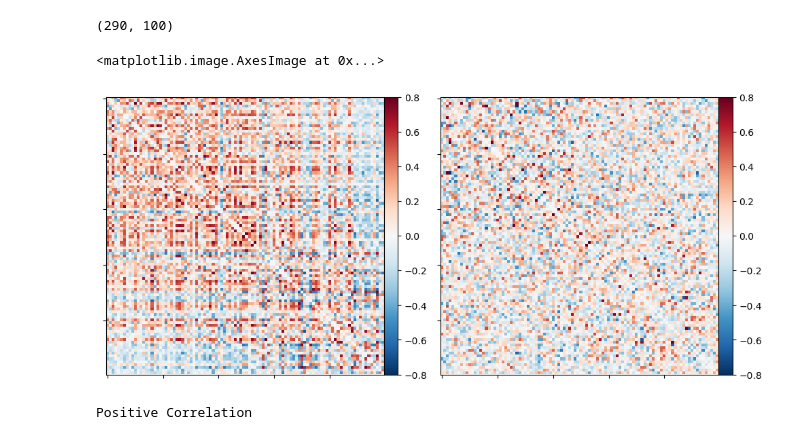
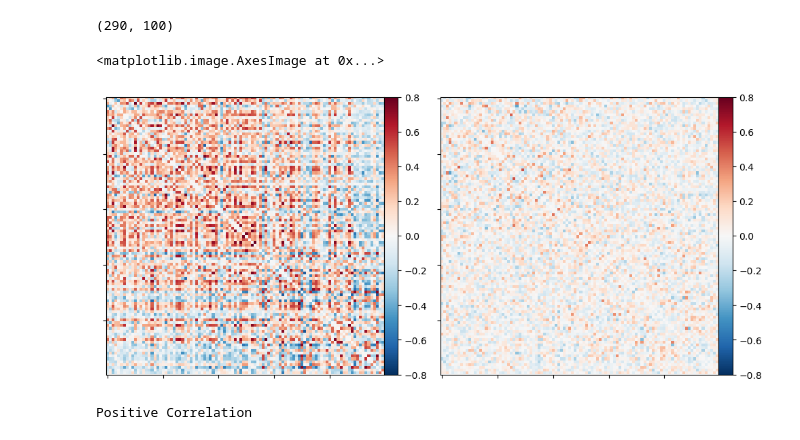
Before and after one commit to AndrewCheng02/DSC180B-Capstone-ProjectA09, a Jupyter notebook: Knn Implementation plus Andrew Analysis.ipynb, the cells around one changed output. Cells and saved outputs as stored; diff of their text form; code cells hidden in the pictures.

```diff
--- a/Knn Implementation plus Andrew Analysis.ipynb
+++ b/Knn Implementation plus Andrew Analysis.ipynb
@@ -145,27 +145,24 @@ time_series.shape
 # %%
 # pairwise correlations
 X_corr = time_series.T @ time_series / (time_series.shape[0] - 1)
 
 # partial correlations
 # https://en.wikipedia.org/wiki/Partial_correlation#Using_matrix_inversion
 X_inv = np.linalg.inv(X_corr)
 X_pcorr = -X_inv / np.outer(np.sqrt(np.diag(X_inv)), np.sqrt(np.diag(X_inv)))
 
-# Scale X_pcorr
-X_pcorr *= 1.9373738816362162
-
 # Fill Diagonal to zero
 np.fill_diagonal(X_corr, 0)
 np.fill_diagonal(X_pcorr, 0)
 
 # plot matrices
 fig, axs = plt.subplots(ncols=2, figsize=(10, 5))
 kwargs = dict(vmin=-0.8, vmax=0.8, colorbar=True)
 plotting.plot_matrix(X_corr, axes=axs[0], **kwargs)
-plotting.plot_matrix(X_pcorr, axes=axs[1], **kwargs)
+plotting.plot_matrix(X_pcorr, axes=axs[1], **kwargs) # Change so more readable
 # %% [output]
 <matplotlib.image.AxesImage at 0x...>
-[figure, old version]
+[figure, new version]
 # %%
 # Two correlated regions
 fig, axes = plt.subplots(1, 2, figsize=(13, 5))
```
Also changed, not shown: parts of 3 cells of this notebook, 3 other files.
